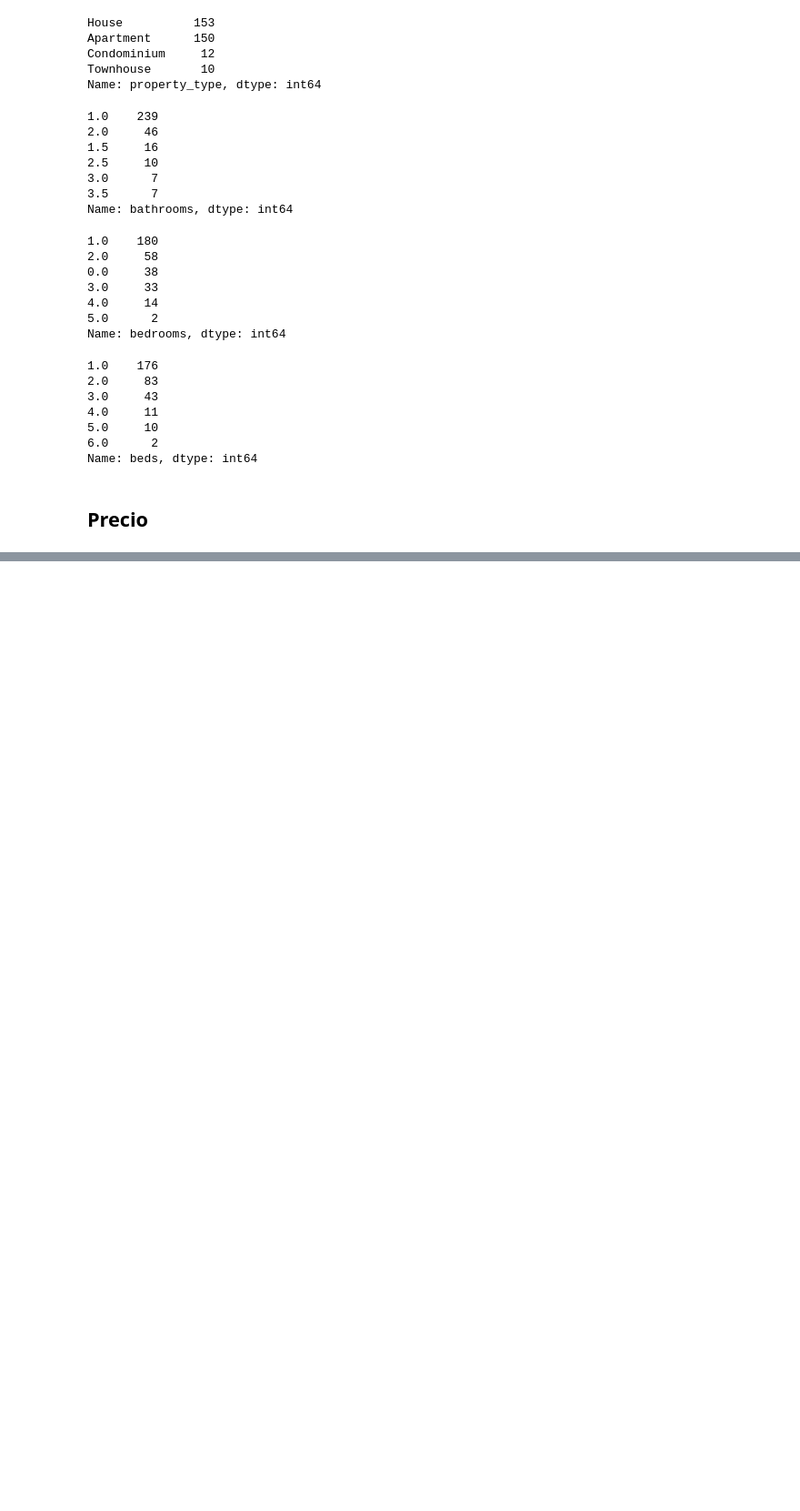
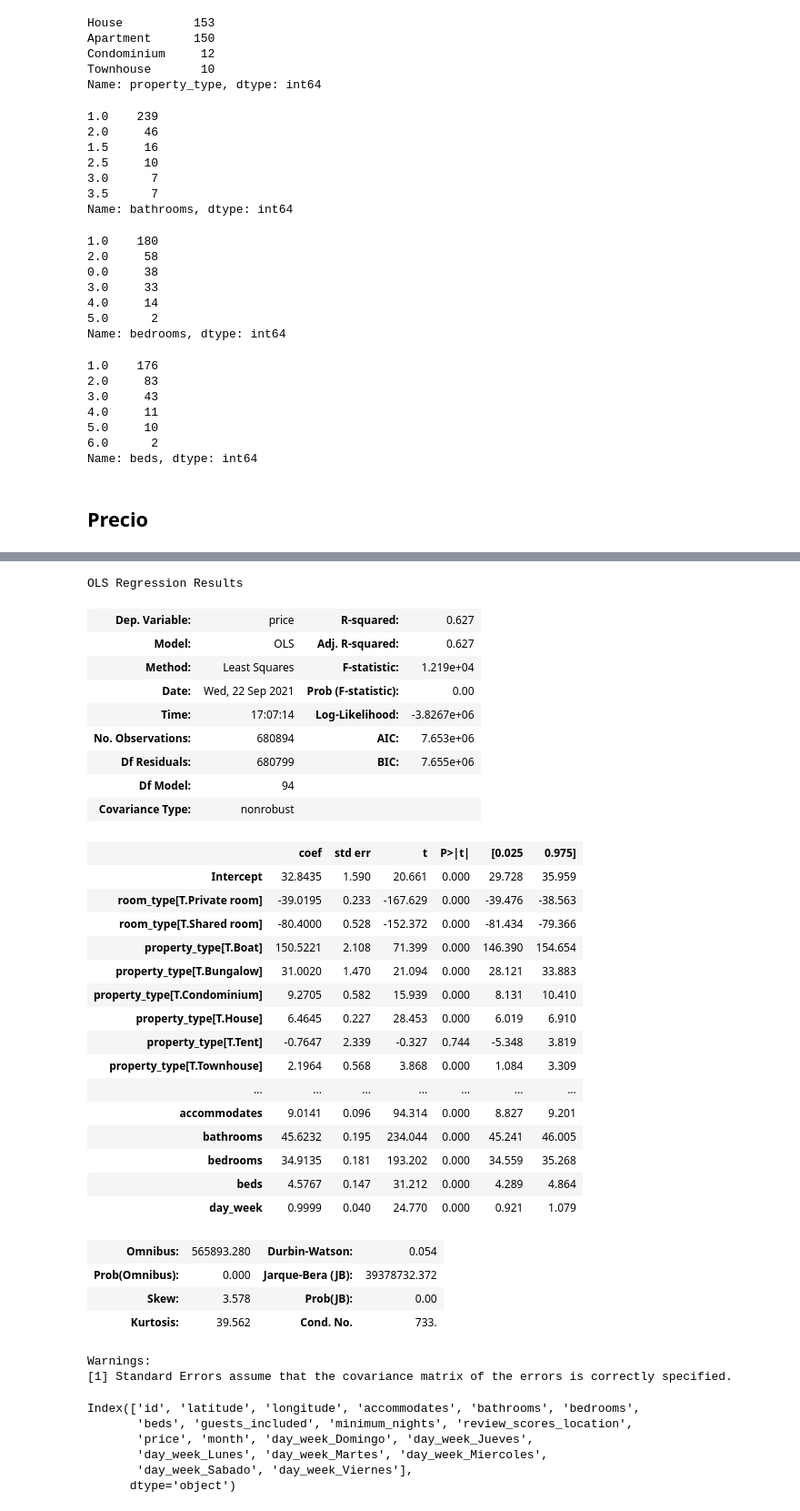
Before and after one commit to CamSP/DiplomadoML-BD, a Jupyter notebook: Proyecto/Proyecto.ipynb, the cells around one changed output, grey strips where cells are left out. Shown at 91% size. Cells and saved outputs as stored; diff of their text form; code cells hidden in the pictures; blank space fills up the shorter version.

```diff
--- a/Proyecto/Proyecto.ipynb
+++ b/Proyecto/Proyecto.ipynb
@@ -551,0 +636,38 @@ calendario
+# %%
+model = sm.OLS.from_formula("price ~ accommodates + bathrooms + bedrooms + beds + day_week + room_type + property_type + neighbourhood + bed_type",
+                            data=calendario_precio)
+result = model.fit()
+result.summary()
+# %% [output]
+OLS Regression Results
+| Dep. Variable: | price | R-squared: | 0.627 |
+| Model: | OLS | Adj. R-squared: | 0.627 |
+| Method: | Least Squares | F-statistic: | 1.219e+04 |
+| Date: | Wed, 22 Sep 2021 | Prob (F-statistic): | 0.00 |
+| Time: | 17:07:14 | Log-Likelihood: | -3.8267e+06 |
+| No. Observations: | 680894 | AIC: | 7.653e+06 |
+| Df Residuals: | 680799 | BIC: | 7.655e+06 |
+| Df Model: | 94 |  |  |
+| Covariance Type: | nonrobust |  |  |
+|  | coef | std err | t | P>|t| | [0.025 | 0.975] |
+| Intercept | 32.8435 | 1.590 | 20.661 | 0.000 | 29.728 | 35.959 |
+| room_type[T.Private room] | -39.0195 | 0.233 | -167.629 | 0.000 | -39.476 | -38.563 |
+| room_type[T.Shared room] | -80.4000 | 0.528 | -152.372 | 0.000 | -81.434 | -79.366 |
+| property_type[T.Boat] | 150.5221 | 2.108 | 71.399 | 0.000 | 146.390 | 154.654 |
+| property_type[T.Bungalow] | 31.0020 | 1.470 | 21.094 | 0.000 | 28.121 | 33.883 |
+| property_type[T.Condominium] | 9.2705 | 0.582 | 15.939 | 0.000 | 8.131 | 10.410 |
+| property_type[T.House] | 6.4645 | 0.227 | 28.453 | 0.000 | 6.019 | 6.910 |
+| property_type[T.Tent] | -0.7647 | 2.339 | -0.327 | 0.744 | -5.348 | 3.819 |
+| property_type[T.Townhouse] | 2.1964 | 0.568 | 3.868 | 0.000 | 1.084 | 3.309 |
+| ... | ... | ... | ... | ... | ... | ... |
+| accommodates | 9.0141 | 0.096 | 94.314 | 0.000 | 8.827 | 9.201 |
+| bathrooms | 45.6232 | 0.195 | 234.044 | 0.000 | 45.241 | 46.005 |
+| bedrooms | 34.9135 | 0.181 | 193.202 | 0.000 | 34.559 | 35.268 |
+| beds | 4.5767 | 0.147 | 31.212 | 0.000 | 4.289 | 4.864 |
+| day_week | 0.9999 | 0.040 | 24.770 | 0.000 | 0.921 | 1.079 |
+| Omnibus: | 565893.280 | Durbin-Watson: | 0.054 |
+| Prob(Omnibus): | 0.000 | Jarque-Bera (JB): | 39378732.372 |
+| Skew: | 3.578 | Prob(JB): | 0.00 |
+| Kurtosis: | 39.562 | Cond. No. | 733. |
+Warnings:
+[1] Standard Errors assume that the covariance matrix of the errors is correctly specified.
@@ -551,0 +684,10 @@ calendario
+# %%
+columnas = calendario_precio.select_dtypes(['number']).columns
+columnas
+# %% [output]
+Index(['id', 'latitude', 'longitude', 'accommodates', 'bathrooms', 'bedrooms',
+       'beds', 'guests_included', 'minimum_nights', 'review_scores_location',
+       'price', 'month', 'day_week_Domingo', 'day_week_Jueves',
+       'day_week_Lunes', 'day_week_Martes', 'day_week_Miercoles',
+       'day_week_Sabado', 'day_week_Viernes'],
+      dtype='object')
```
Also changed, not shown: parts of 16 cells of this notebook.
